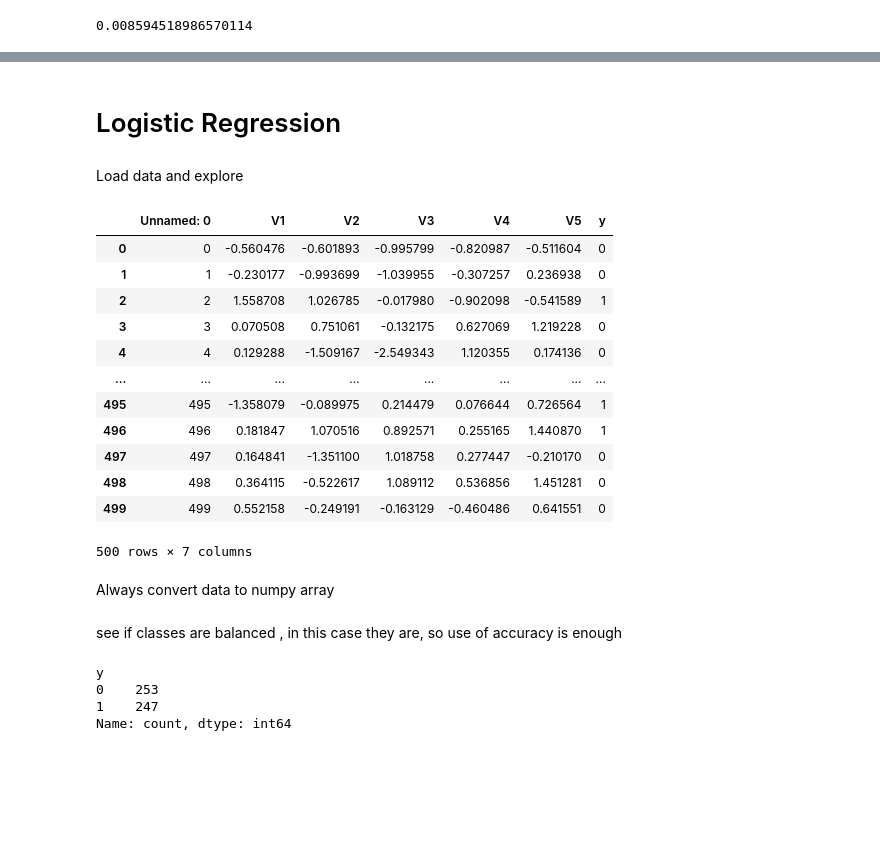
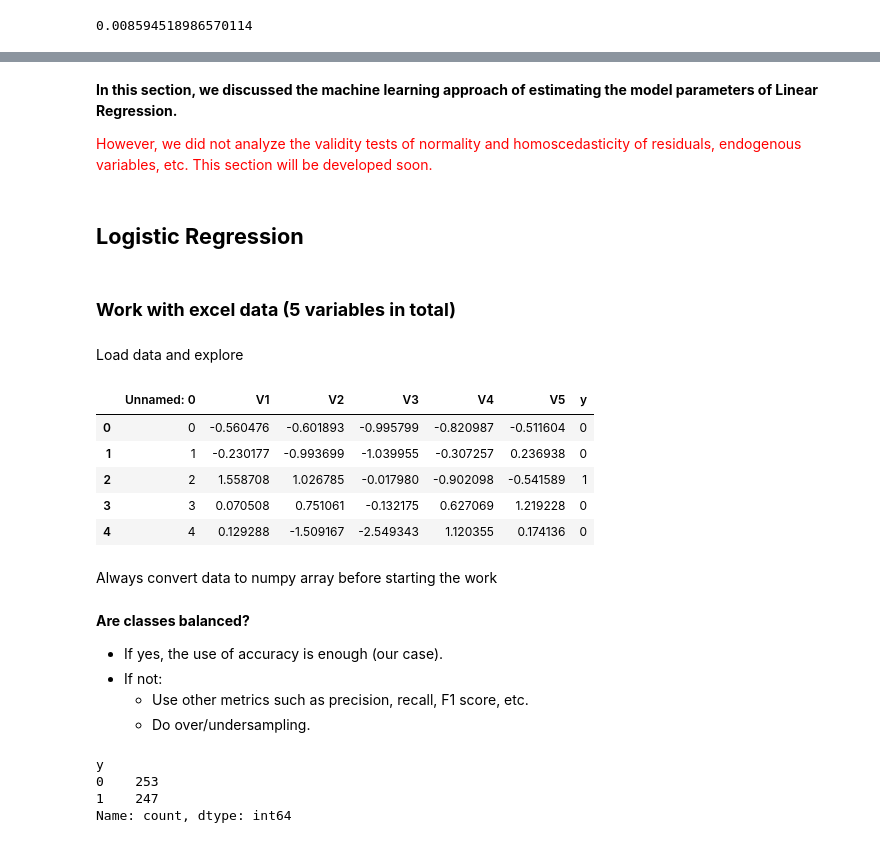
Before and after one commit to aayrapet/ml_parametric, a Jupyter notebook: _test.ipynb, the cells around one changed output, grey strips where cells are left out. Cells and saved outputs as stored; diff of their text form; code cells hidden in the pictures; blank space fills up the shorter version.

Commit message:
added documentation and selection of variables for Lin/log

```diff
--- a/_test.ipynb
+++ b/_test.ipynb
@@ -144,31 +159,35 @@ np.mean(list_of_mse)
+# %% [markdown]
+**In this section, we discussed the machine learning approach of estimating the model parameters of Linear Regression.**
+
+<span style="color:red"> However, we did not analyze the validity tests of normality and homoscedasticity of residuals, endogenous variables, etc. This section will be developed soon.</span>
 # %% [markdown]
-<h1>Logistic Regression</h1>
+## **Logistic Regression**
+# %% [markdown]
+### **Work with excel data (5 variables in total)**
 # %% [markdown]
 Load data and explore
 # %%
 table=pd.read_csv("data/exampleLR.csv")
 # %%
-table
+table.head()
 # %% [output]
 |  | Unnamed: 0 | V1 | V2 | V3 | V4 | V5 | y |
 | 0 | 0 | -0.560476 | -0.601893 | -0.995799 | -0.820987 | -0.511604 | 0 |
 | 1 | 1 | -0.230177 | -0.993699 | -1.039955 | -0.307257 | 0.236938 | 0 |
 | 2 | 2 | 1.558708 | 1.026785 | -0.017980 | -0.902098 | -0.541589 | 1 |
 | 3 | 3 | 0.070508 | 0.751061 | -0.132175 | 0.627069 | 1.219228 | 0 |
 | 4 | 4 | 0.129288 | -1.509167 | -2.549343 | 1.120355 | 0.174136 | 0 |
-| ... | ... | ... | ... | ... | ... | ... | ... |
-| 495 | 495 | -1.358079 | -0.089975 | 0.214479 | 0.076644 | 0.726564 | 1 |
-| 496 | 496 | 0.181847 | 1.070516 | 0.892571 | 0.255165 | 1.440870 | 1 |
-| 497 | 497 | 0.164841 | -1.351100 | 1.018758 | 0.277447 | -0.210170 | 0 |
-| 498 | 498 | 0.364115 | -0.522617 | 1.089112 | 0.536856 | 1.451281 | 0 |
-| 499 | 499 | 0.552158 | -0.249191 | -0.163129 | -0.460486 | 0.641551 | 0 |
-500 rows × 7 columns
 # %% [markdown]
-Always convert data to numpy array
+Always convert data to numpy array before starting the work
 # %%
 x,y=np.array(table.drop(["y","Unnamed: 0"],axis=1)),np.array(table["y"])
-# %% [markdown]
-see if classes are balanced , in this case they are, so use of accuracy is enough
+# %% [markdown]
+**Are classes balanced?**
+
+- If yes, the use of accuracy is enough (our case).
+- If not:
+  - Use other metrics such as precision, recall, F1 score, etc.
+  - Do over/undersampling.
 # %%
 table["y"].value_counts()
 # %% [output]
```
Also changed, not shown: parts of 46 cells of this notebook, 1 other file.
